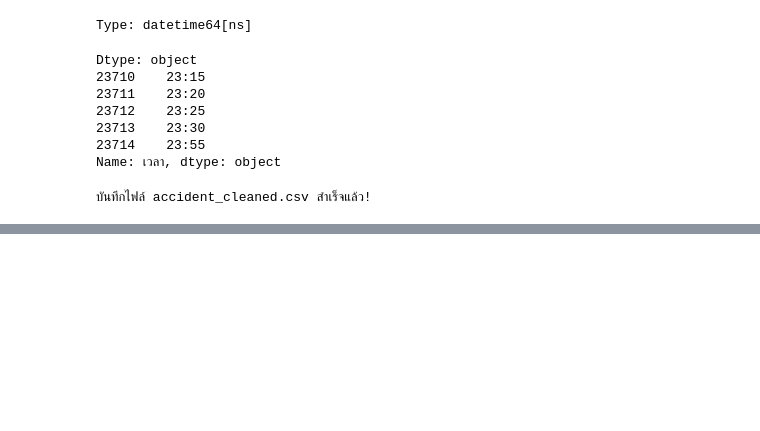
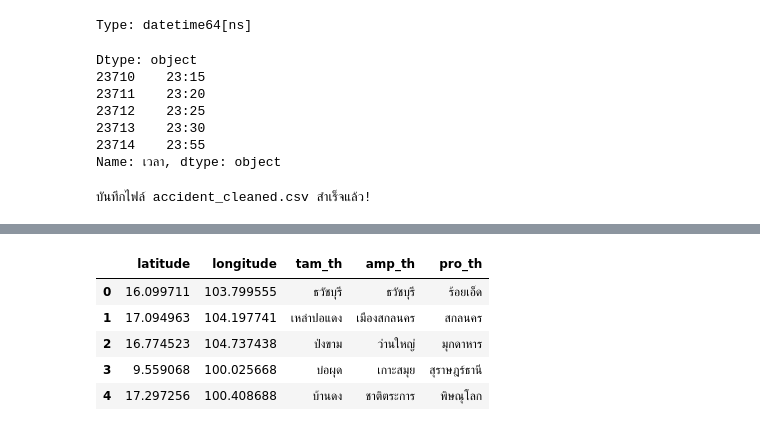
Before and after one commit to freshy17/accident-prediction-risk-analysis, a Jupyter notebook: data_pipeline/clean_data.ipynb, the cells around one changed output, grey strips where cells are left out. Saved outputs shown, nothing was run; the diff lists cells and outputs as text; code cells hidden in the pictures; blank space fills up the shorter version.

```diff
--- a/data_pipeline/clean_data.ipynb
+++ b/data_pipeline/clean_data.ipynb
@@ -464,0 +504,9 @@ print("บันทึกไฟล์ accident_cleaned.csv สำเร็จแ
+# %%
+result[["latitude", "longitude", "tam_th", "amp_th", "pro_th"]].head()
+# %% [output]
+|  | latitude | longitude | tam_th | amp_th | pro_th |
+| 0 | 16.099711 | 103.799555 | ธวัชบุรี | ธวัชบุรี | ร้อยเอ็ด |
+| 1 | 17.094963 | 104.197741 | เหล่าปอแดง | เมืองสกลนคร | สกลนคร |
+| 2 | 16.774523 | 104.737438 | ป่งขาม | ว่านใหญ่ | มุกดาหาร |
+| 3 | 9.559068 | 100.025668 | บ่อผุด | เกาะสมุย | สุราษฎร์ธานี |
+| 4 | 17.297256 | 100.408688 | บ้านดง | ชาติตระการ | พิษณุโลก |
```
Also changed, not shown: parts of 60 cells of this notebook, 17 other files.
